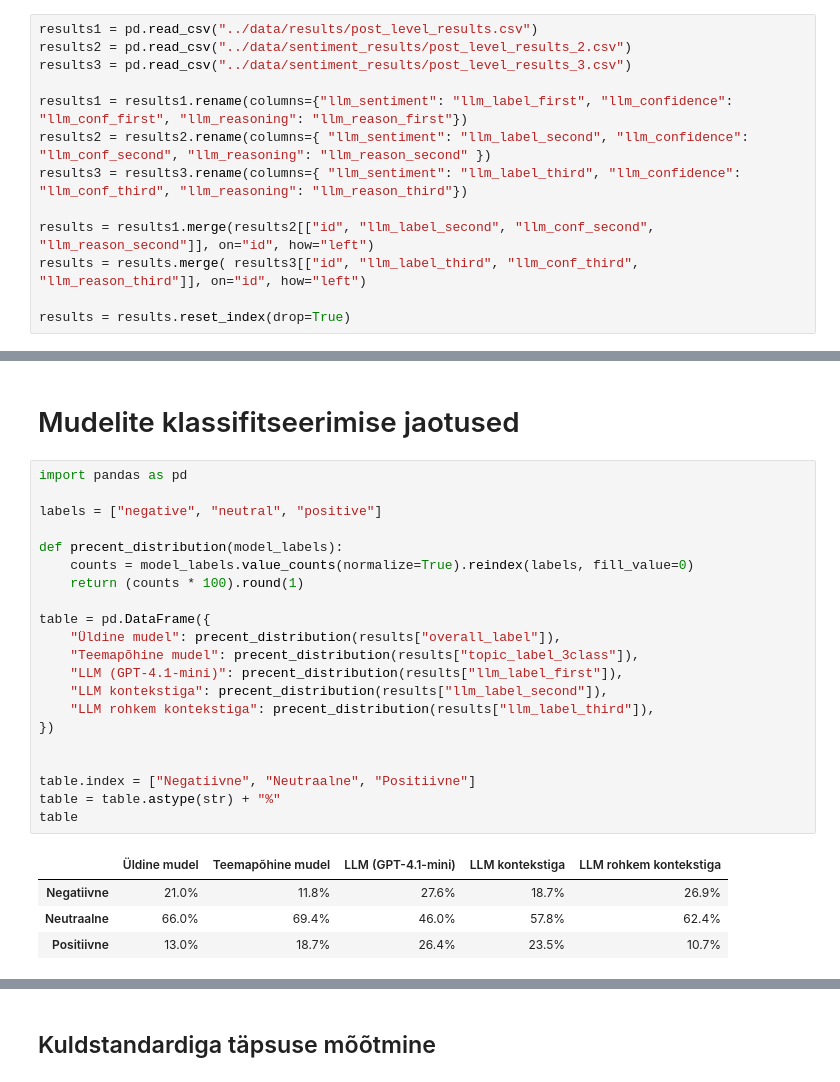
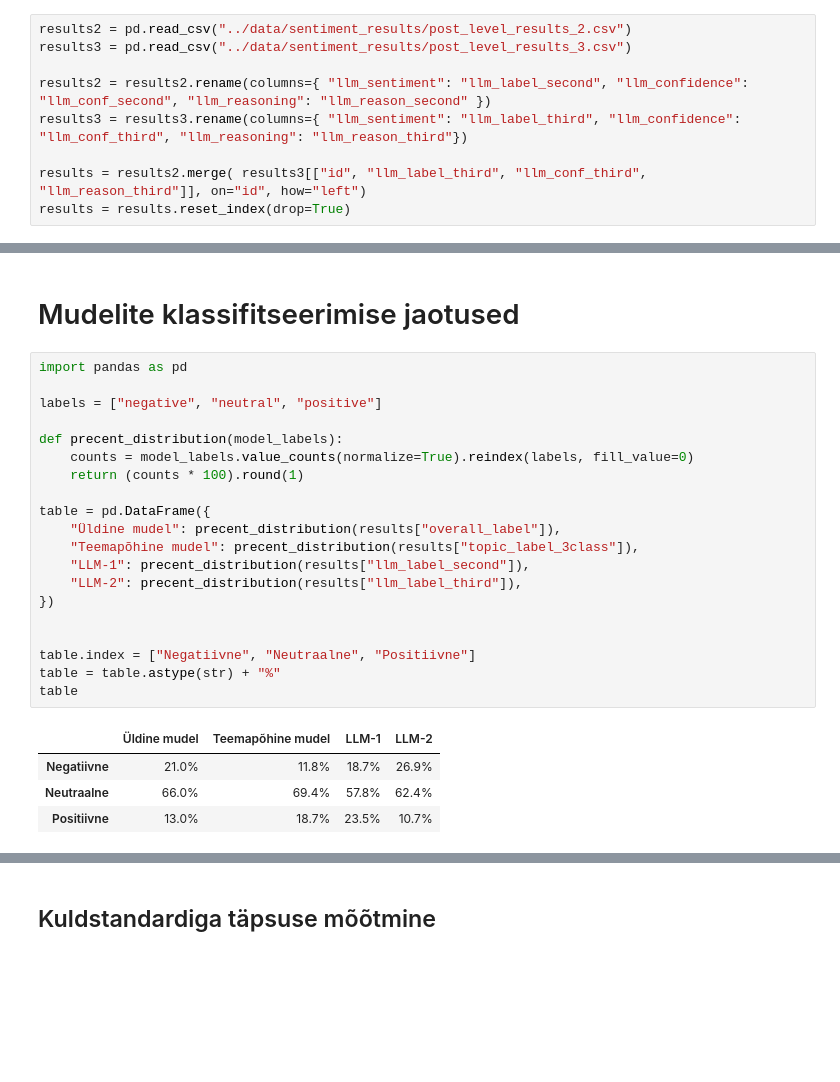
Before and after one commit to annmarleenvarul/Redditi-postituste-automaatne-klassifitseerimine-erineva-signaalitasemega-keskkondades, a Jupyter notebook: notebooks/model_comparison.ipynb, the cells around one changed output, grey strips where cells are left out. Cells and saved outputs as stored; diff of their text form; blank space fills up the shorter version.

```diff
--- a/notebooks/model_comparison.ipynb
+++ b/notebooks/model_comparison.ipynb
@@ -1,15 +1,11 @@
 # %%
 import pandas as pd
 # %%
-results1 = pd.read_csv("../data/results/post_level_results.csv")
 results2 = pd.read_csv("../data/sentiment_results/post_level_results_2.csv")
 results3 = pd.read_csv("../data/sentiment_results/post_level_results_3.csv")
 
-results1 = results1.rename(columns={"llm_sentiment": "llm_label_first", "llm_confidence": "llm_conf_first", "llm_reasoning": "llm_reason_first"})
 results2 = results2.rename(columns={ "llm_sentiment": "llm_label_second", "llm_confidence": "llm_conf_second", "llm_reasoning": "llm_reason_second" })
 results3 = results3.rename(columns={ "llm_sentiment": "llm_label_third", "llm_confidence": "llm_conf_third", "llm_reasoning": "llm_reason_third"})
 
-results = results1.merge(results2[["id", "llm_label_second", "llm_conf_second", "llm_reason_second"]], on="id", how="left")
-results = results.merge( results3[["id", "llm_label_third", "llm_conf_third", "llm_reason_third"]], on="id", how="left")
-
+results = results2.merge( results3[["id", "llm_label_third", "llm_conf_third", "llm_reason_third"]], on="id", how="left")
 results = results.reset_index(drop=True)
@@ -42,26 +44,25 @@ results["topic_label_3class"] = results["topic_label"].apply(topic_to_3)
 # %%
 import pandas as pd
 
 labels = ["negative", "neutral", "positive"]
 
 def precent_distribution(model_labels):
     counts = model_labels.value_counts(normalize=True).reindex(labels, fill_value=0)
     return (counts * 100).round(1)
 
 table = pd.DataFrame({
     "Üldine mudel": precent_distribution(results["overall_label"]),
     "Teemapõhine mudel": precent_distribution(results["topic_label_3class"]),
-    "LLM (GPT-4.1-mini)": precent_distribution(results["llm_label_first"]),
-    "LLM kontekstiga": precent_distribution(results["llm_label_second"]),
-    "LLM rohkem kontekstiga": precent_distribution(results["llm_label_third"]),
+    "LLM-1": precent_distribution(results["llm_label_second"]),
+    "LLM-2": precent_distribution(results["llm_label_third"]),
 })
 
 
 table.index = ["Negatiivne", "Neutraalne", "Positiivne"]
 table = table.astype(str) + "%"
 table
 # %% [output]
-|  | Üldine mudel | Teemapõhine mudel | LLM (GPT-4.1-mini) | LLM kontekstiga | LLM rohkem kontekstiga |
-| Negatiivne | 21.0% | 11.8% | 27.6% | 18.7% | 26.9% |
-| Neutraalne | 66.0% | 69.4% | 46.0% | 57.8% | 62.4% |
-| Positiivne | 13.0% | 18.7% | 26.4% | 23.5% | 10.7% |
+|  | Üldine mudel | Teemapõhine mudel | LLM-1 | LLM-2 |
+| Negatiivne | 21.0% | 11.8% | 18.7% | 26.9% |
+| Neutraalne | 66.0% | 69.4% | 57.8% | 62.4% |
+| Positiivne | 13.0% | 18.7% | 23.5% | 10.7% |
```
Also changed, not shown: parts of 18 cells of this notebook, 38 other files.
